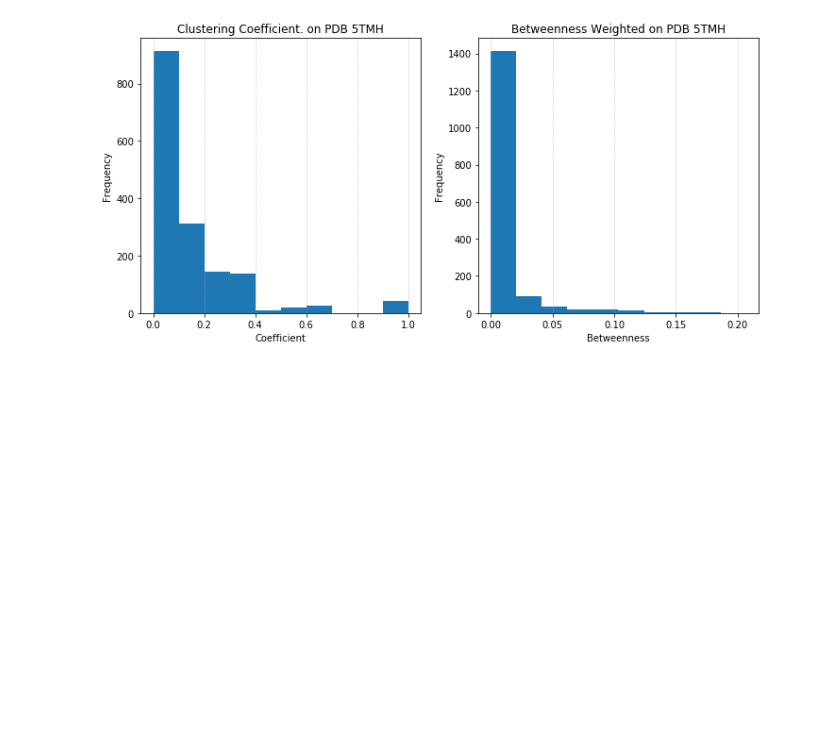
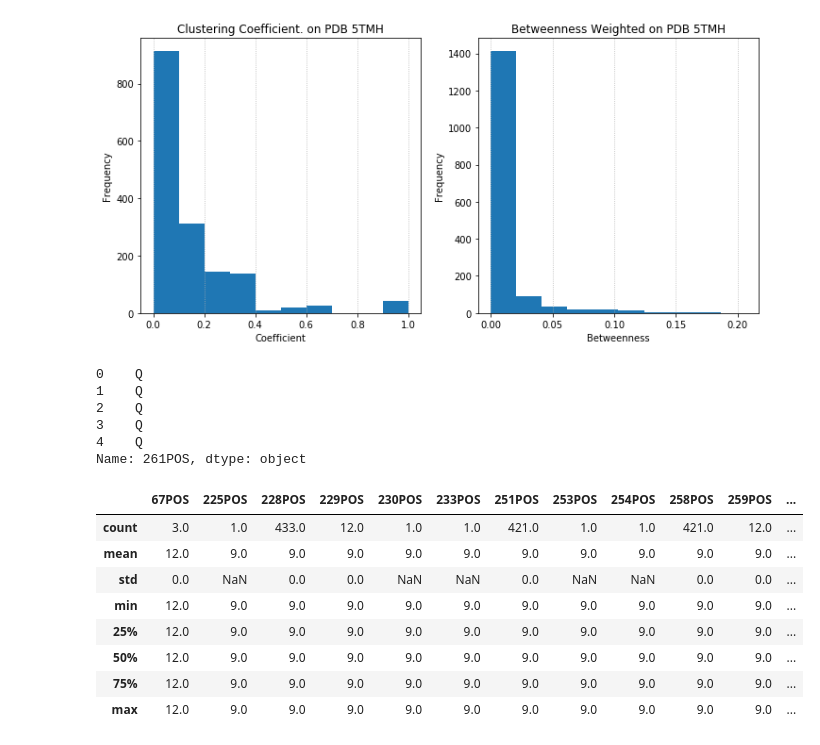
Before and after one commit to bombermal/Proj_BSc_Zika-Analysis-2, a Jupyter notebook: Second approach.ipynb, the cells around one changed output. Drawn from its saved outputs; the diff is of its cells as text; code cells hidden in the pictures; blank space fills up the shorter version.

```diff
--- a/Second approach.ipynb
+++ b/Second approach.ipynb
@@ -196,0 +205,21 @@ for ii in names:
+# %%
+poliListAmino[0]["261POS"].head()
+# %% [output]
+0    Q
+1    Q
+2    Q
+3    Q
+4    Q
+Name: 261POS, dtype: object
+# %%
+temp.describe()
+# %% [output]
+|  | 67POS | 225POS | 228POS | 229POS | 230POS | 233POS | 251POS | 253POS | 254POS | 258POS | 259POS | ... |
+| count | 3.0 | 1.0 | 433.0 | 12.0 | 1.0 | 1.0 | 421.0 | 1.0 | 1.0 | 421.0 | 12.0 | ... |
+| mean | 12.0 | 9.0 | 9.0 | 9.0 | 9.0 | 9.0 | 9.0 | 9.0 | 9.0 | 9.0 | 9.0 | ... |
+| std | 0.0 | NaN | 0.0 | 0.0 | NaN | NaN | 0.0 | NaN | NaN | 0.0 | 0.0 | ... |
+| min | 12.0 | 9.0 | 9.0 | 9.0 | 9.0 | 9.0 | 9.0 | 9.0 | 9.0 | 9.0 | 9.0 | ... |
+| 25% | 12.0 | 9.0 | 9.0 | 9.0 | 9.0 | 9.0 | 9.0 | 9.0 | 9.0 | 9.0 | 9.0 | ... |
+| 50% | 12.0 | 9.0 | 9.0 | 9.0 | 9.0 | 9.0 | 9.0 | 9.0 | 9.0 | 9.0 | 9.0 | ... |
+| 75% | 12.0 | 9.0 | 9.0 | 9.0 | 9.0 | 9.0 | 9.0 | 9.0 | 9.0 | 9.0 | 9.0 | ... |
+| max | 12.0 | 9.0 | 9.0 | 9.0 | 9.0 | 9.0 | 9.0 | 9.0 | 9.0 | 9.0 | 9.0 | ... |
```
Also changed, not shown: parts of 8 cells of this notebook, 1 other file.
